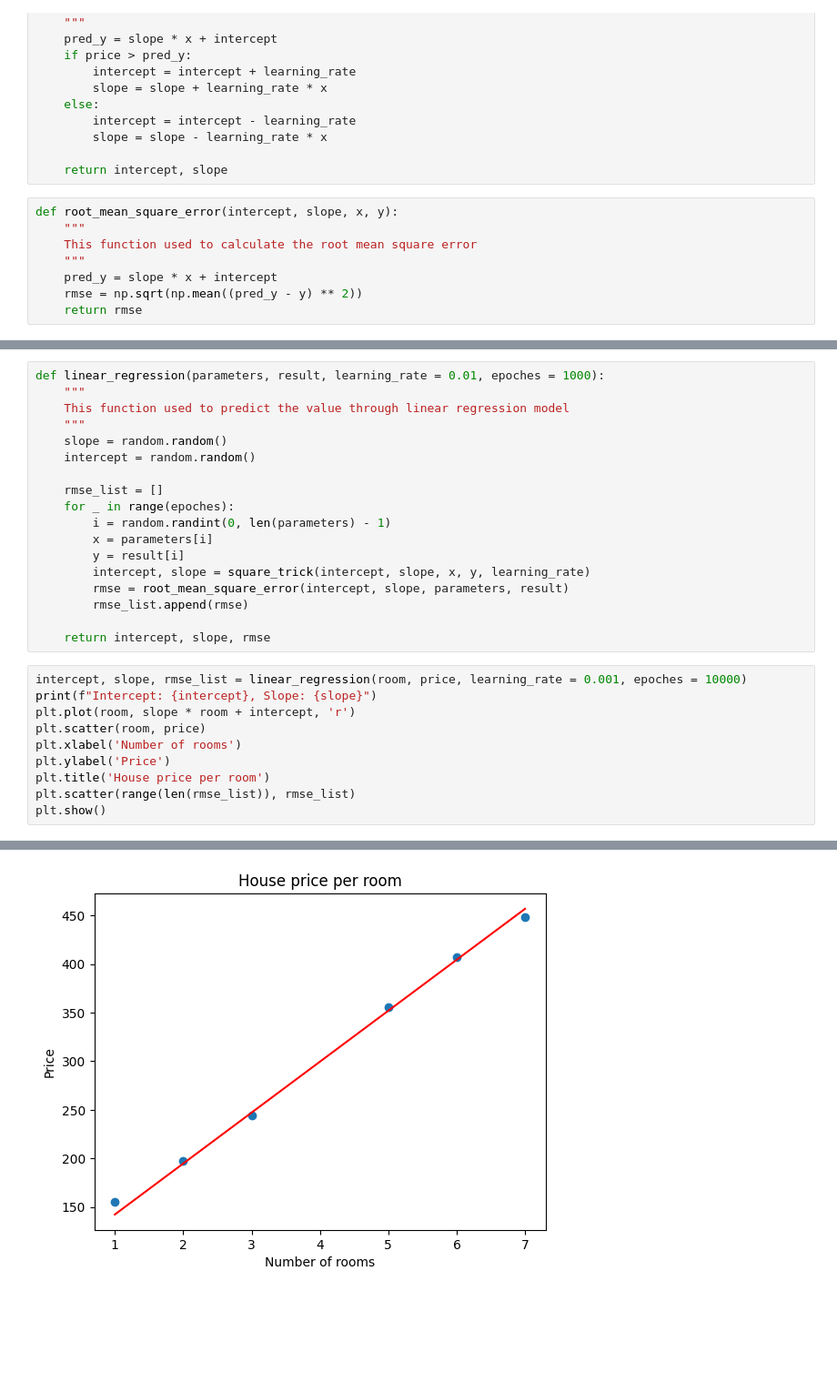
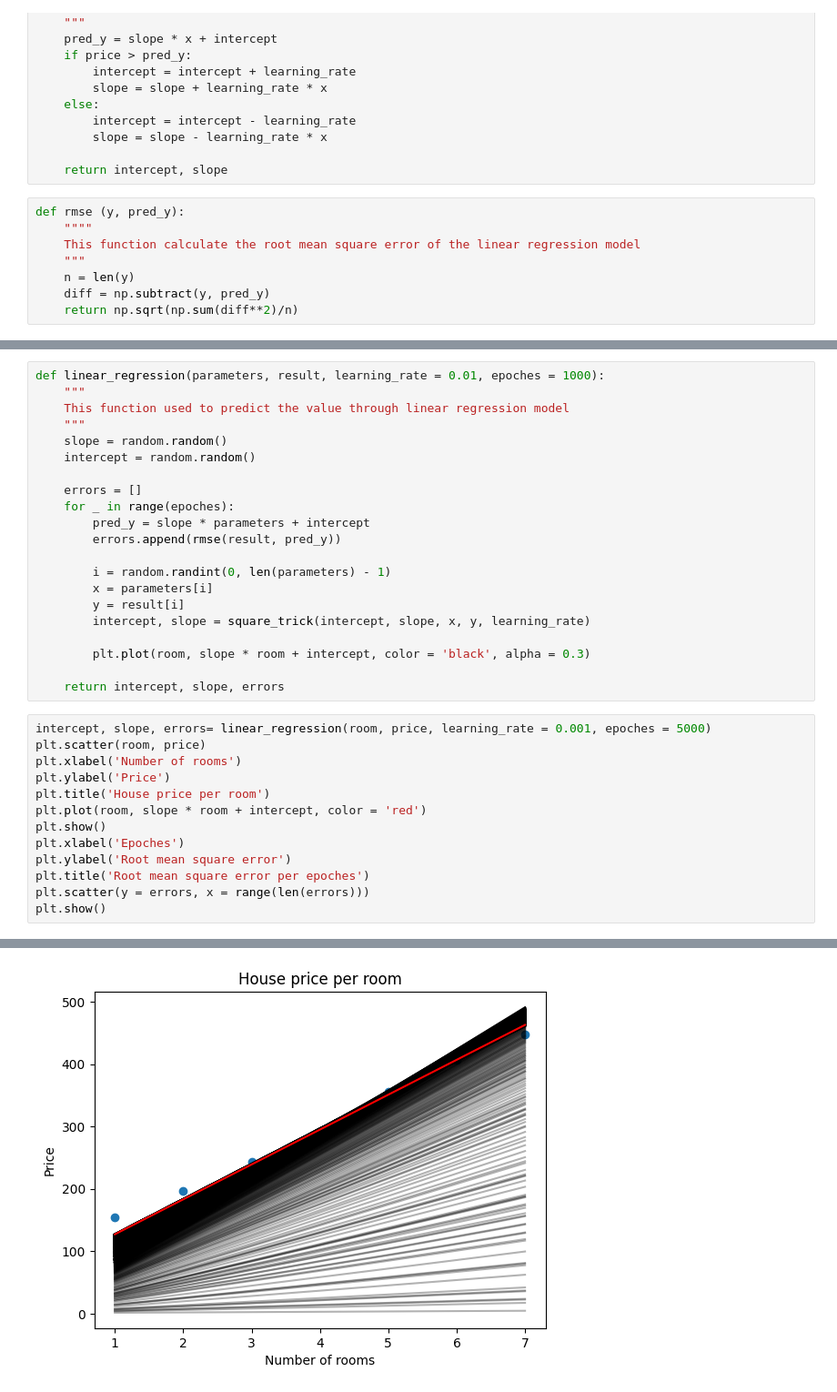
Before and after one commit to 21104988d/machine_learning, a Jupyter notebook: regression/linear_regression.ipynb, the cells around one changed output, grey strips where cells are left out. Shown at 91% size. Saved outputs shown, nothing was run; the diff lists cells and outputs as text; blank space fills up the shorter version.

Commit message:
update error method in linear regression

```diff
--- a/regression/linear_regression.ipynb
+++ b/regression/linear_regression.ipynb
@@ -37,10 +37,10 @@ def absolute_trick(intercept, slope, x, y, learning_rate):
 
     return intercept, slope
 # %%
-def root_mean_square_error(intercept, slope, x, y):
+def rmse (y, pred_y):
+    """"
+    This function calculate the root mean square error of the linear regression model
     """
-    This function used to calculate the root mean square error
-    """
-    pred_y = slope * x + intercept
-    rmse = np.sqrt(np.mean((pred_y - y) ** 2))
-    return rmse
+    n = len(y)
+    diff = np.subtract(y, pred_y)
+    return np.sqrt(np.sum(diff**2)/n)
@@ -52,24 +68,30 @@ def linear_regression(parameters, result, learning_rate = 0.01, epoches = 1000):
     slope = random.random()
     intercept = random.random()
 
-    rmse_list = []
+    errors = []
     for _ in range(epoches):
+        pred_y = slope * parameters + intercept
+        errors.append(rmse(result, pred_y))
+
         i = random.randint(0, len(parameters) - 1)
         x = parameters[i]
         y = result[i]
         intercept, slope = square_trick(intercept, slope, x, y, learning_rate)
-        rmse = root_mean_square_error(intercept, slope, parameters, result)
-        rmse_list.append(rmse)
 
-    return intercept, slope, rmse
+        plt.plot(room, slope * room + intercept, color = 'black', alpha = 0.3)
+
+    return intercept, slope, errors
 # %%
-intercept, slope, rmse_list = linear_regression(room, price, learning_rate = 0.001, epoches = 10000)
-print(f"Intercept: {intercept}, Slope: {slope}")
-plt.plot(room, slope * room + intercept, 'r')
+intercept, slope, errors= linear_regression(room, price, learning_rate = 0.001, epoches = 5000)
 plt.scatter(room, price)
 plt.xlabel('Number of rooms')
 plt.ylabel('Price')
 plt.title('House price per room')
-plt.scatter(range(len(rmse_list)), rmse_list)
+plt.plot(room, slope * room + intercept, color = 'red')
 plt.show()
+plt.xlabel('Epoches')
+plt.ylabel('Root mean square error')
+plt.title('Root mean square error per epoches')
+plt.scatter(y = errors, x = range(len(errors)))
+plt.show()
 # %% [output]
@@ -78 +98 @@ TypeError: object of type 'numpy.float64' has no len()
-[figure, old version]
+[figure, new version]
```
Also changed, not shown: parts of 3 cells of this notebook.
